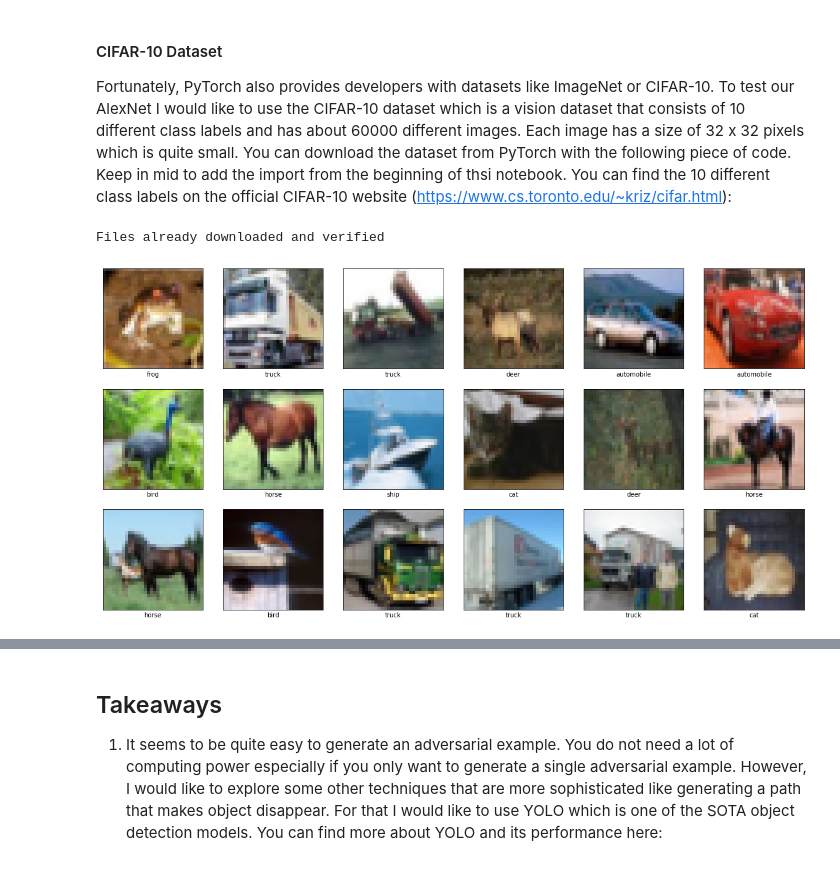
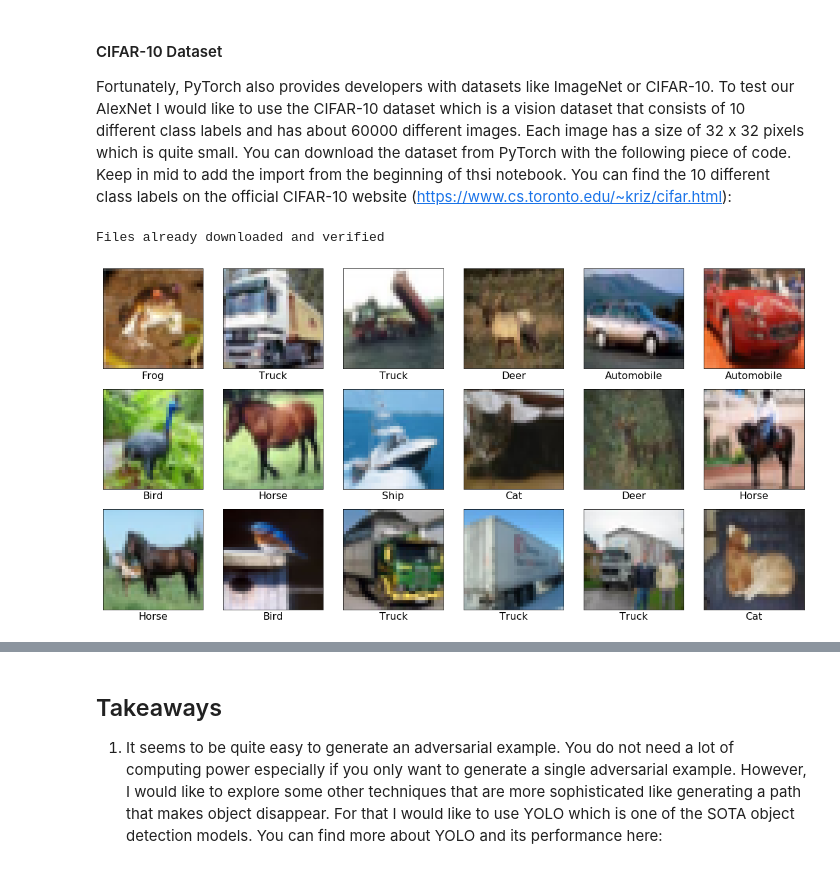
Before and after one commit to Lukas-Justen/Machine-Learning-Tutorials, a Jupyter notebook: 04_Adversarial/Exploration.ipynb, the cells around one changed output, grey strips where cells are left out. Drawn from its saved outputs; the diff is of its cells as text; code cells hidden in the pictures.

```diff
--- a/04_Adversarial/Exploration.ipynb
+++ b/04_Adversarial/Exploration.ipynb
@@ -58,16 +64,16 @@ Fortunately, PyTorch also provides developers with datasets like ImageNet or CIF
 # %%
 cifar10_data = CIFAR10(root="./data/" ,download=True)
 
-label_names = ["airplane","automobile","bird","cat","deer","dog","frog","horse","ship","truck"]
+label_names = ["Airplane","Automobile","Bird","Cat","Deer","Dog","Frog","Horse","Ship","Truck"]
 plt.figure(figsize=(20,10))
 for i in range(18):
     image, label = cifar10_data[i]
     plt.subplot(3,6,i+1)
     plt.xticks([])
     plt.yticks([])
     plt.imshow(image)
-    plt.xlabel(label_names[label])
+    plt.xlabel(label_names[label], fontsize=16)
 plt.show()
 # %% [output]
 Files already downloaded and verified
-[figure, old version]
+[figure, new version]
```
Also changed, not shown: parts of 4 cells of this notebook.
